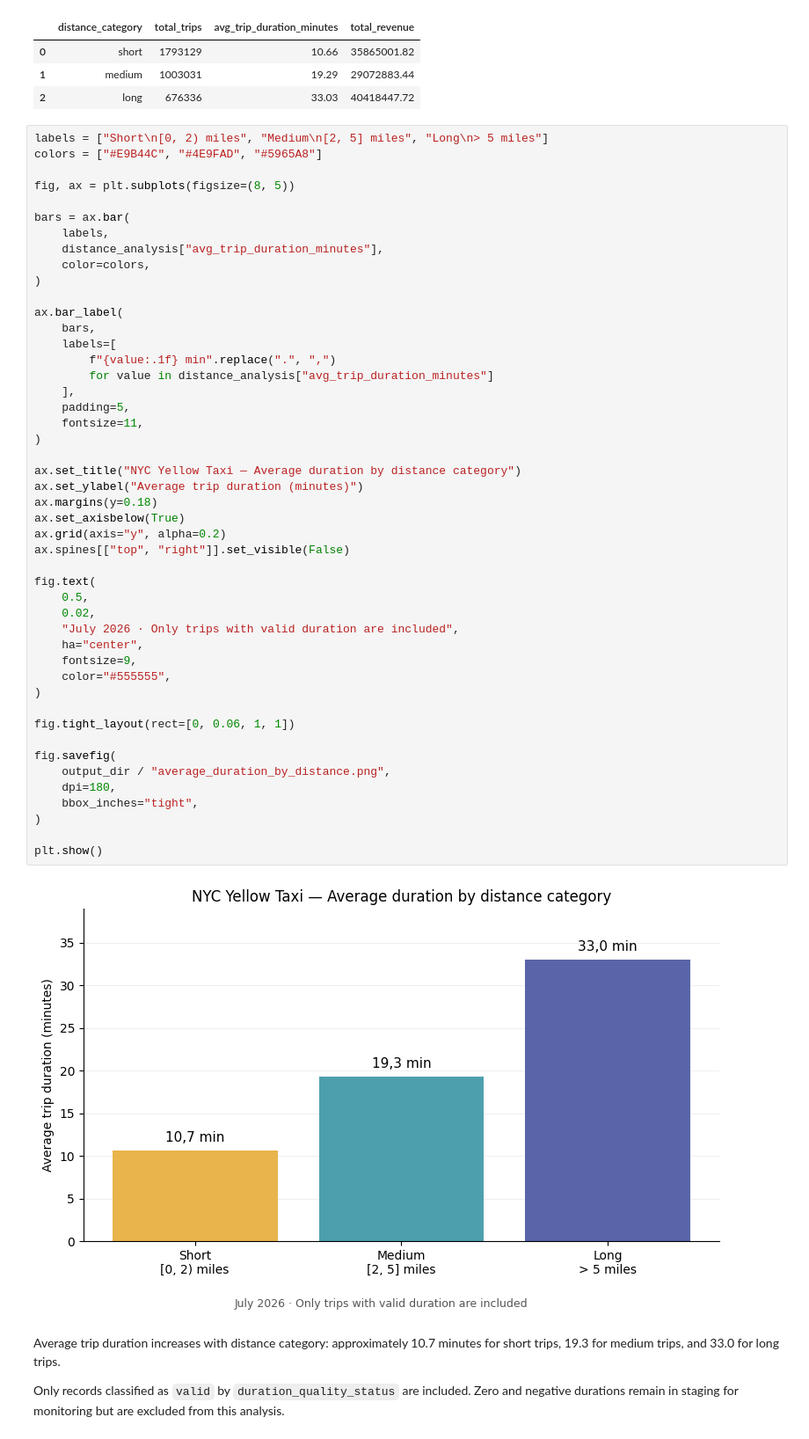
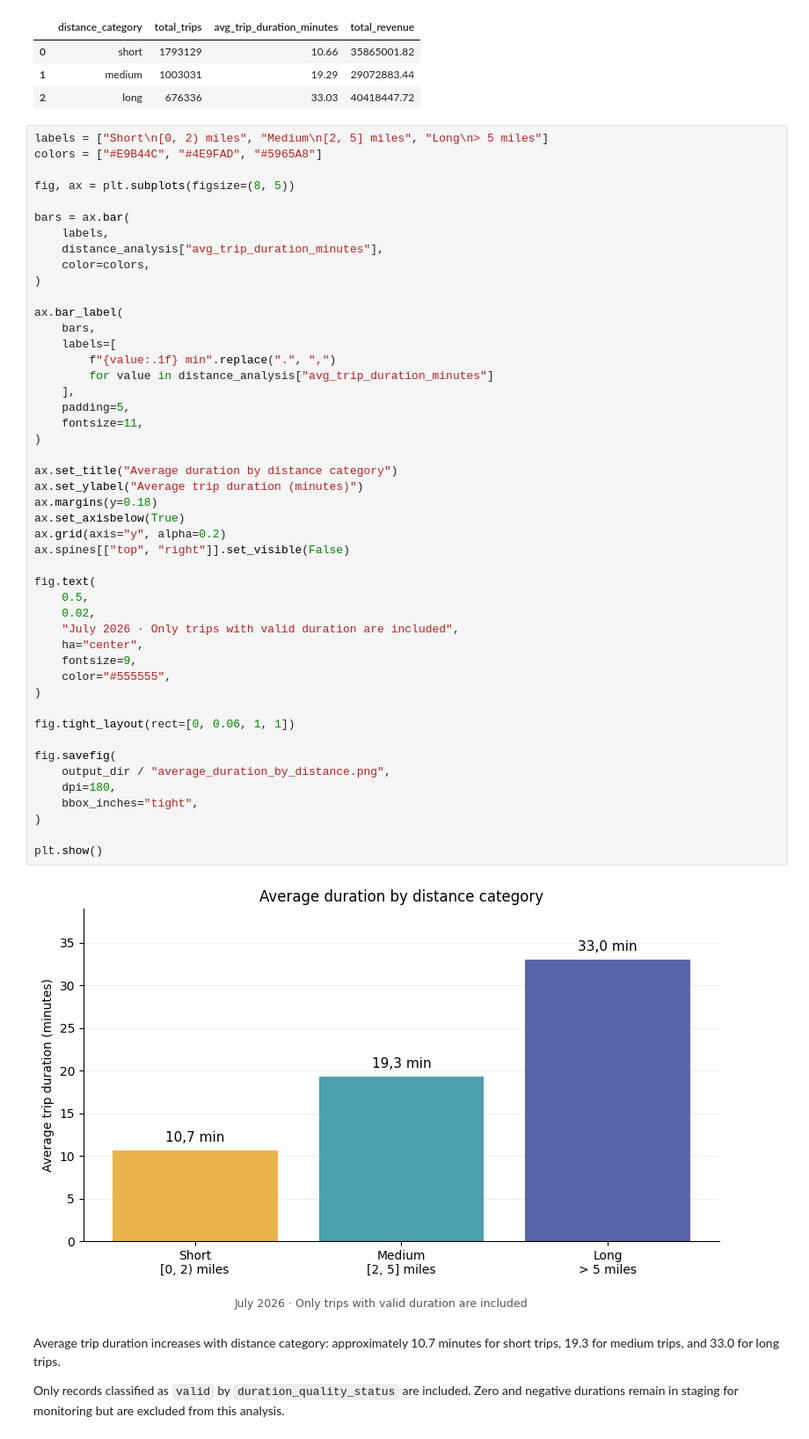
Before and after one commit to Homeyra-mhm/duckdb-dbt-challenge, a Jupyter notebook: notebooks/results_analysis.ipynb, the cells around one changed output. Shown at 88% size. Drawn from its saved outputs; the diff is of its cells as text.

Commit message:
Update chart labels and exported figures

```diff
--- a/notebooks/results_analysis.ipynb
+++ b/notebooks/results_analysis.ipynb
@@ -252,35 +252,35 @@ ax.bar_label(
     ],
     padding=5,
     fontsize=11,
 )
 
-ax.set_title("NYC Yellow Taxi — Average duration by distance category")
+ax.set_title("Average duration by distance category")
 ax.set_ylabel("Average trip duration (minutes)")
 ax.margins(y=0.18)
 ax.set_axisbelow(True)
 ax.grid(axis="y", alpha=0.2)
 ax.spines[["top", "right"]].set_visible(False)
 
 fig.text(
     0.5,
     0.02,
     "July 2026 · Only trips with valid duration are included",
     ha="center",
     fontsize=9,
     color="#555555",
 )
 
 fig.tight_layout(rect=[0, 0.06, 1, 1])
 
 fig.savefig(
     output_dir / "average_duration_by_distance.png",
     dpi=180,
     bbox_inches="tight",
 )
 
 plt.show()
 # %% [output]
-[figure, old version]
+[figure, new version]
 # %% [markdown]
 Average trip duration increases with distance category:
 approximately 10.7 minutes for short trips, 19.3 for medium trips,
```
Also changed, not shown: parts of 2 cells of this notebook, 3 other files.
